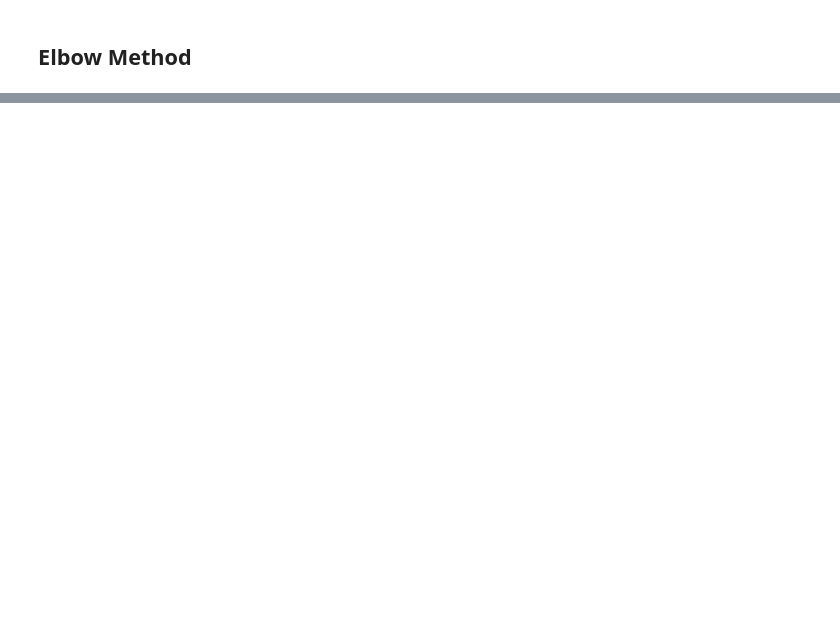
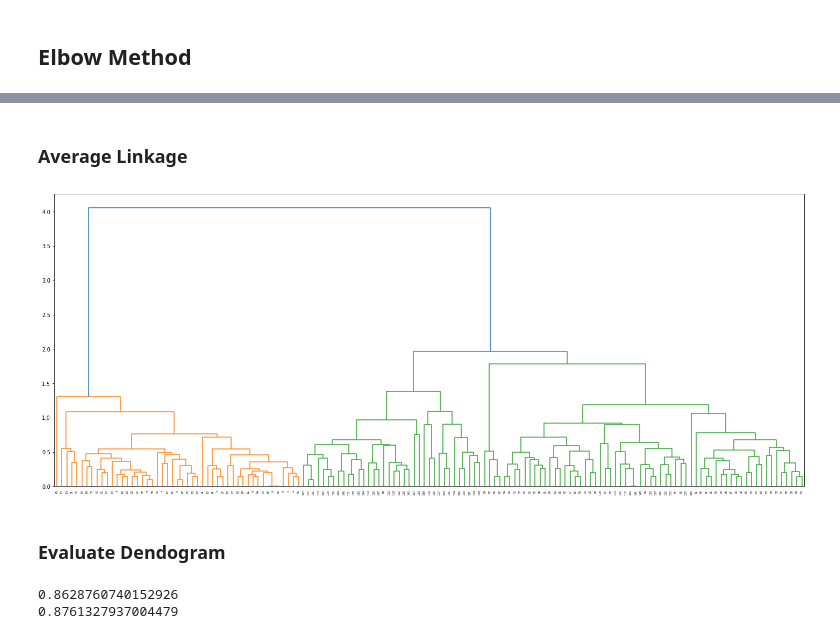
Before and after one commit to ajaybiswas22/Hierarchical-Clustering, a Jupyter notebook: src/hierarchical.ipynb, the cells around one changed output, grey strips where cells are left out. Saved outputs shown, nothing was run; the diff lists cells and outputs as text; code cells hidden in the pictures; blank space fills up the shorter version.

```diff
--- a/src/hierarchical.ipynb
+++ b/src/hierarchical.ipynb
@@ -134,0 +61,20 @@ plt.show()
+# %% [markdown]
+### Average Linkage
+# %%
+Y = linkage(dt, 'average')
+fig = plt.figure(figsize=(25, 10))
+dn2 = dendrogram(Y)
+plt.show()
+# %% [output]
+[figure, added]
+# %% [markdown]
+### Evaluate Dendogram
+# %%
+cp1, coph_dists = cophenet(X, pdist(dt))
+cp2, coph_dists = cophenet(Y, pdist(dt))
+
+print(cp1)
+print(cp2)
+# %% [output]
+0.8628760740152926
+0.8761327937004479
```
Also changed, not shown: parts of 24 cells of this notebook.
